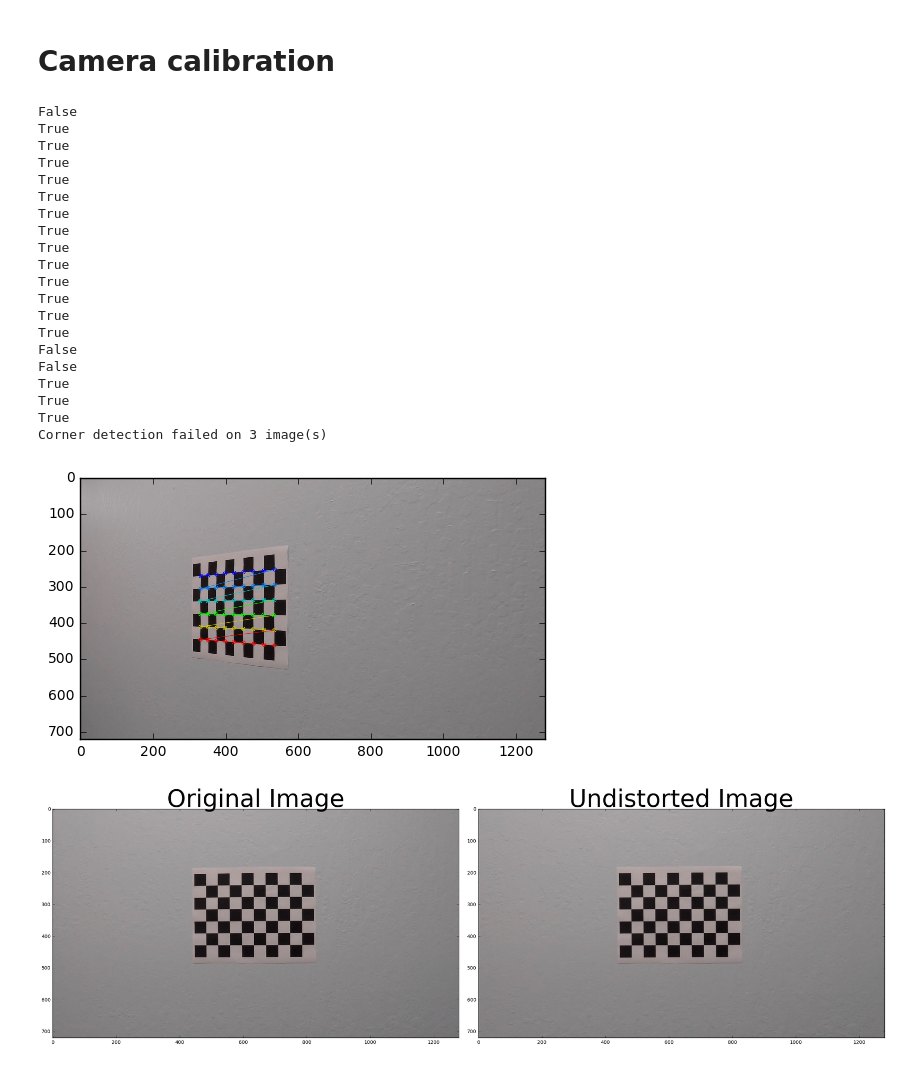
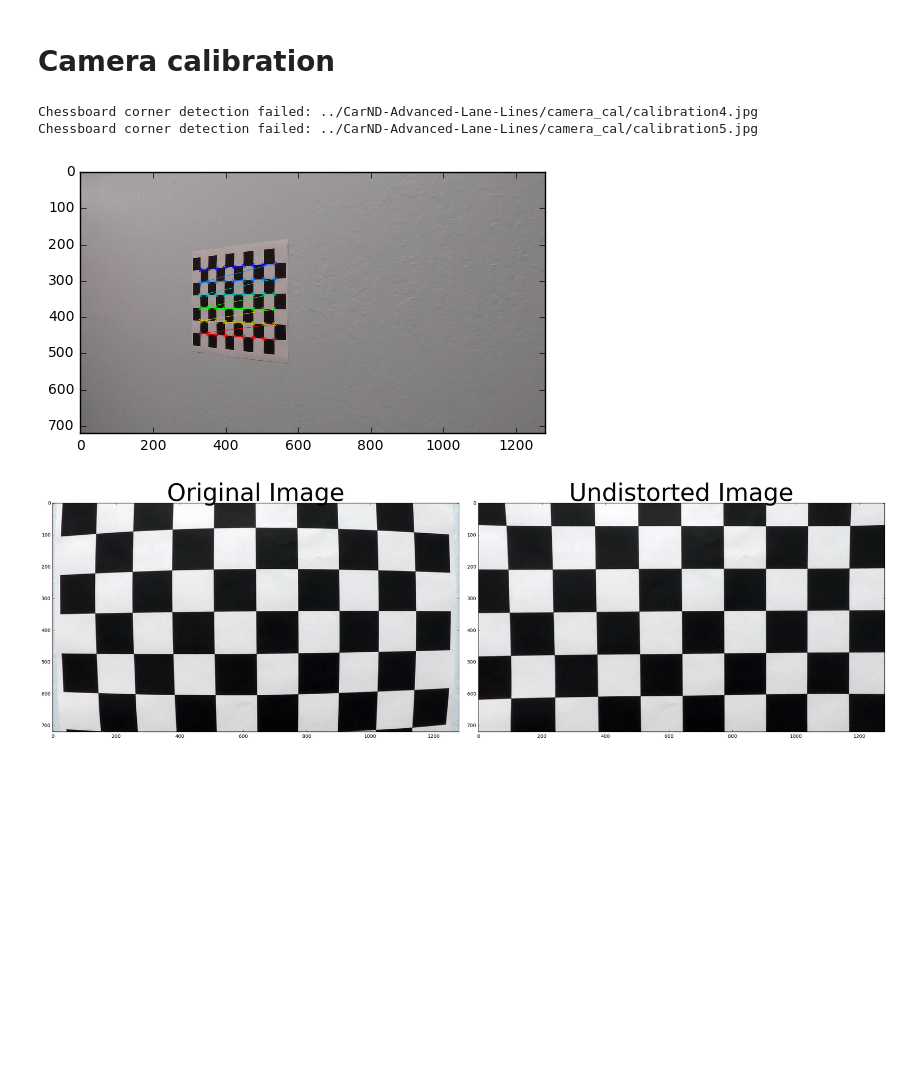
Before and after one commit to deniskrut/Advanced-Lane-Finding, a Jupyter notebook: advanced-lane-finder.ipynb, the cells around one changed output. Drawn from its saved outputs; the diff is of its cells as text; code cells hidden in the pictures; blank space fills up the shorter version.

Commit message:
Update visuals

```diff
--- a/advanced-lane-finder.ipynb
+++ b/advanced-lane-finder.ipynb
@@ -9,7 +9,7 @@ import matplotlib.image as mpimg
 %matplotlib inline
 
 calibration_images_filenames = glob.glob('../CarND-Advanced-Lane-Lines/camera_cal/calibration*.jpg')
-test_image_filename = '../CarND-Advanced-Lane-Lines/camera_cal/calibration6.jpg'
+test_image_filename = '../CarND-Advanced-Lane-Lines/camera_cal/calibration1.jpg'
 show_corners_image_filename = '../CarND-Advanced-Lane-Lines/camera_cal/calibration7.jpg'
 calibration_images_filenames.remove(test_image_filename)
 
@@ -27,56 +27,34 @@ detection_failed_count = 0
 for calibration_image_filename in calibration_images_filenames:
     img = cv2.imread(calibration_image_filename)
     gray_img = cv2.cvtColor(img, cv2.COLOR_BGR2GRAY)
 
     ret, corners = cv2.findChessboardCorners(gray_img, (inside_corners_count_x, inside_corners_count_y), None)
 
     if ret:
         corners_res.append(corners)
         objp_res.append(objp)
     else:
-        detection_failed_count += 1
-
-    print(ret)
+        print('Chessboard corner detection failed:', calibration_image_filename)
 
     if show_corners_image_filename == calibration_image_filename:
         img_corners = cv2.drawChessboardCorners(img, (inside_corners_count_x, inside_corners_count_y), corners, ret)
         plt.imshow(img_corners)
-
-print('Corner detection failed on', detection_failed_count, 'image(s)')
 
 test_img = cv2.imread(test_image_filename)
 
 ret, mtx, dist, rvecs, tvecs = cv2.calibrateCamera(objp_res, corners_res, test_img.shape[0:2], None, None)
 
 undistorted_img = cv2.undistort(test_img, mtx, dist, None, mtx)
 
 f, (ax1, ax2) = plt.subplots(1, 2, figsize=(24, 9))
 f.tight_layout()
 ax1.imshow(test_img)
 ax1.set_title('Original Image', fontsize=50)
 ax2.imshow(undistorted_img)
 ax2.set_title('Undistorted Image', fontsize=50)
 plt.subplots_adjust(left=0., right=1, top=0.9, bottom=0.)
 # %% [output]
-False
-True
-True
-True
-True
-True
-True
-True
-True
-True
-True
-True
-True
-True
-False
-False
-True
-True
-True
-Corner detection failed on 3 image(s)
+Chessboard corner detection failed: ../CarND-Advanced-Lane-Lines/camera_cal/calibration4.jpg
+Chessboard corner detection failed: ../CarND-Advanced-Lane-Lines/camera_cal/calibration5.jpg
 [figure]
-[figure, old version]
+[figure, new version]
```
